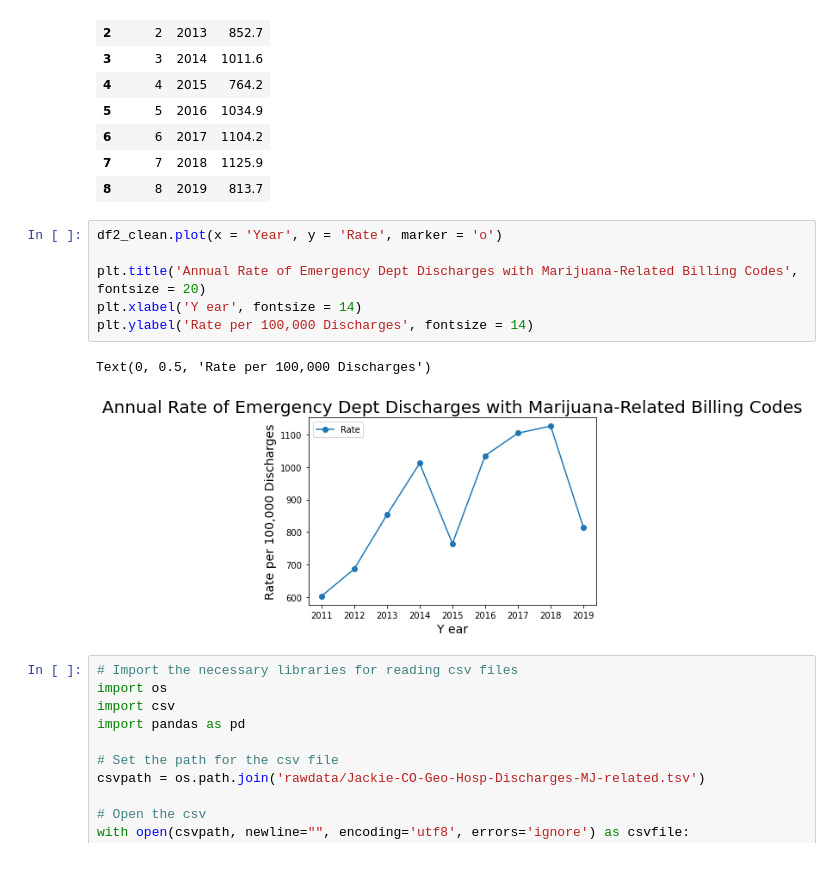
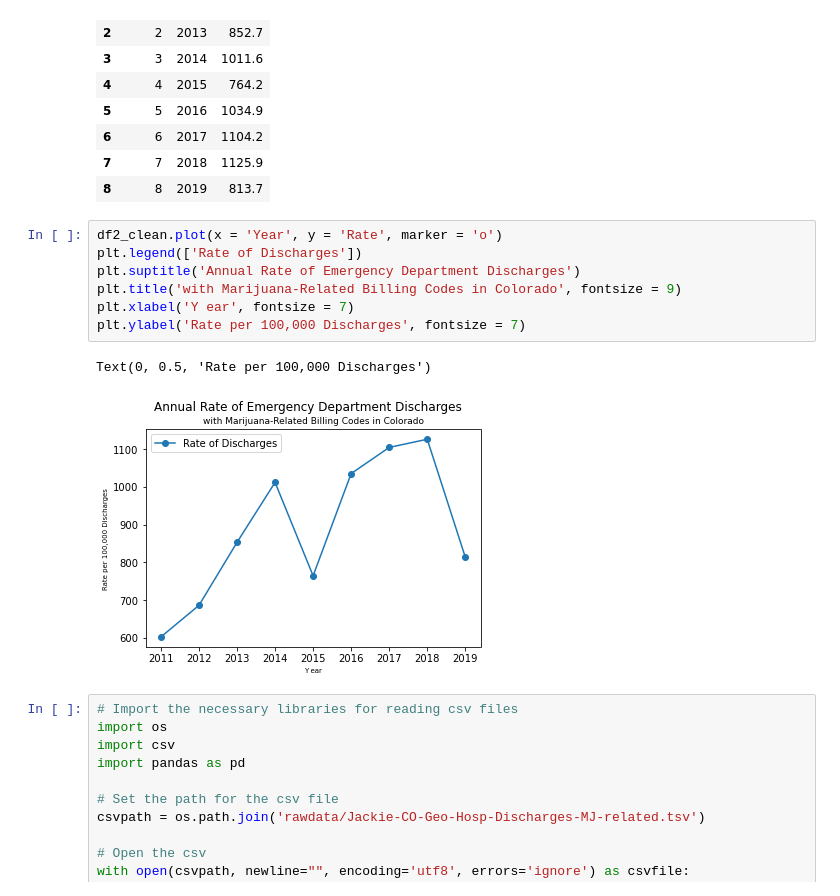
Before and after one commit to jtmcginley123/project-one, a Jupyter notebook: data/jackie_cleaning.ipynb, the cells around one changed output. Drawn from its saved outputs; the diff is of its cells as text; blank space fills up the shorter version.

Commit message:
title changes

```diff
--- a/data/jackie_cleaning.ipynb
+++ b/data/jackie_cleaning.ipynb
@@ -139,13 +139,14 @@ df2_clean.reset_index()
 | 8 | 8 | 2019 | 813.7 |
 # %%
 df2_clean.plot(x = 'Year', y = 'Rate', marker = 'o')
-
-plt.title('Annual Rate of Emergency Dept Discharges with Marijuana-Related Billing Codes', fontsize = 20)
-plt.xlabel('Y ear', fontsize = 14)
-plt.ylabel('Rate per 100,000 Discharges', fontsize = 14)
+plt.legend(['Rate of Discharges'])
+plt.suptitle('Annual Rate of Emergency Department Discharges')
+plt.title('with Marijuana-Related Billing Codes in Colorado', fontsize = 9)
+plt.xlabel('Y ear', fontsize = 7)
+plt.ylabel('Rate per 100,000 Discharges', fontsize = 7)
 # %% [output]
 Text(0, 0.5, 'Rate per 100,000 Discharges')
-[figure, old version]
+[figure, new version]
 # %%
 # Import the necessary libraries for reading csv files
 import os
```
Also changed, not shown: parts of 2 cells of this notebook, 1 other file.
